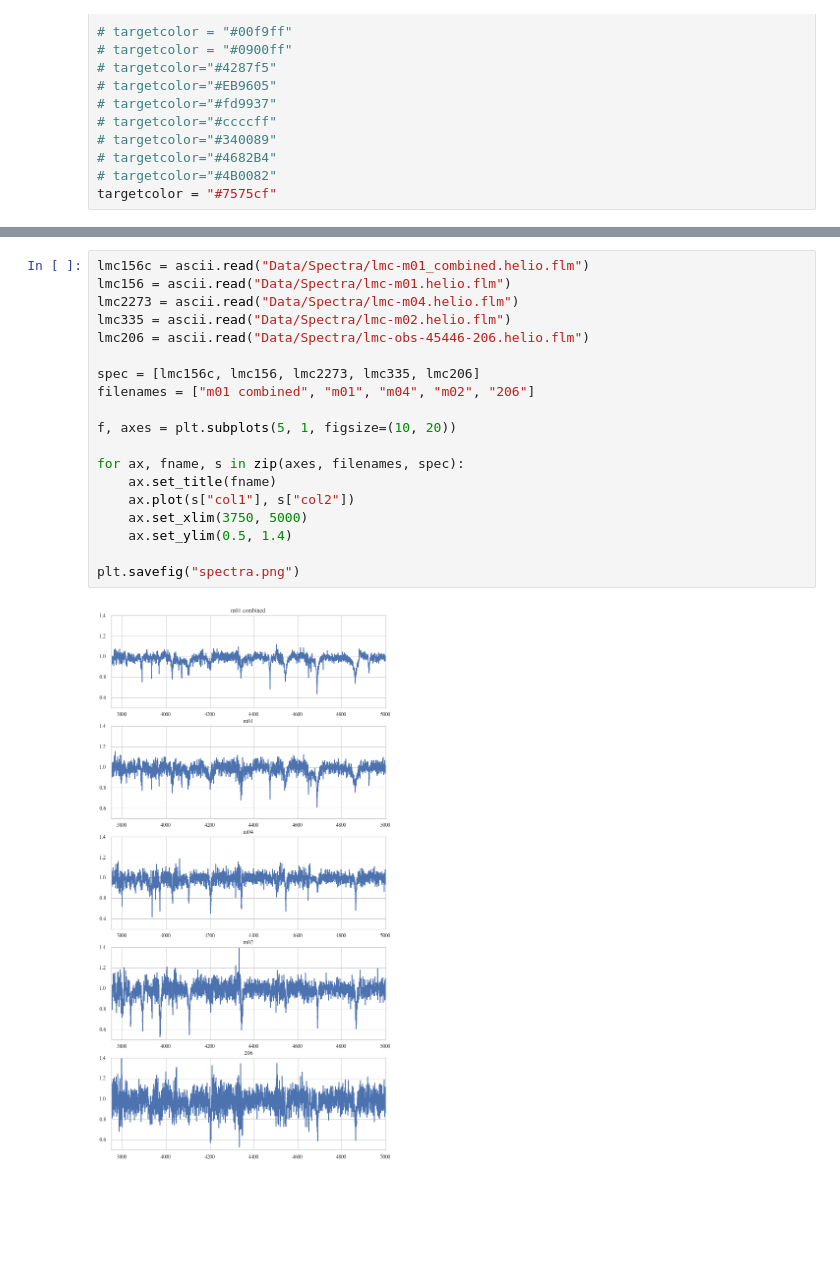
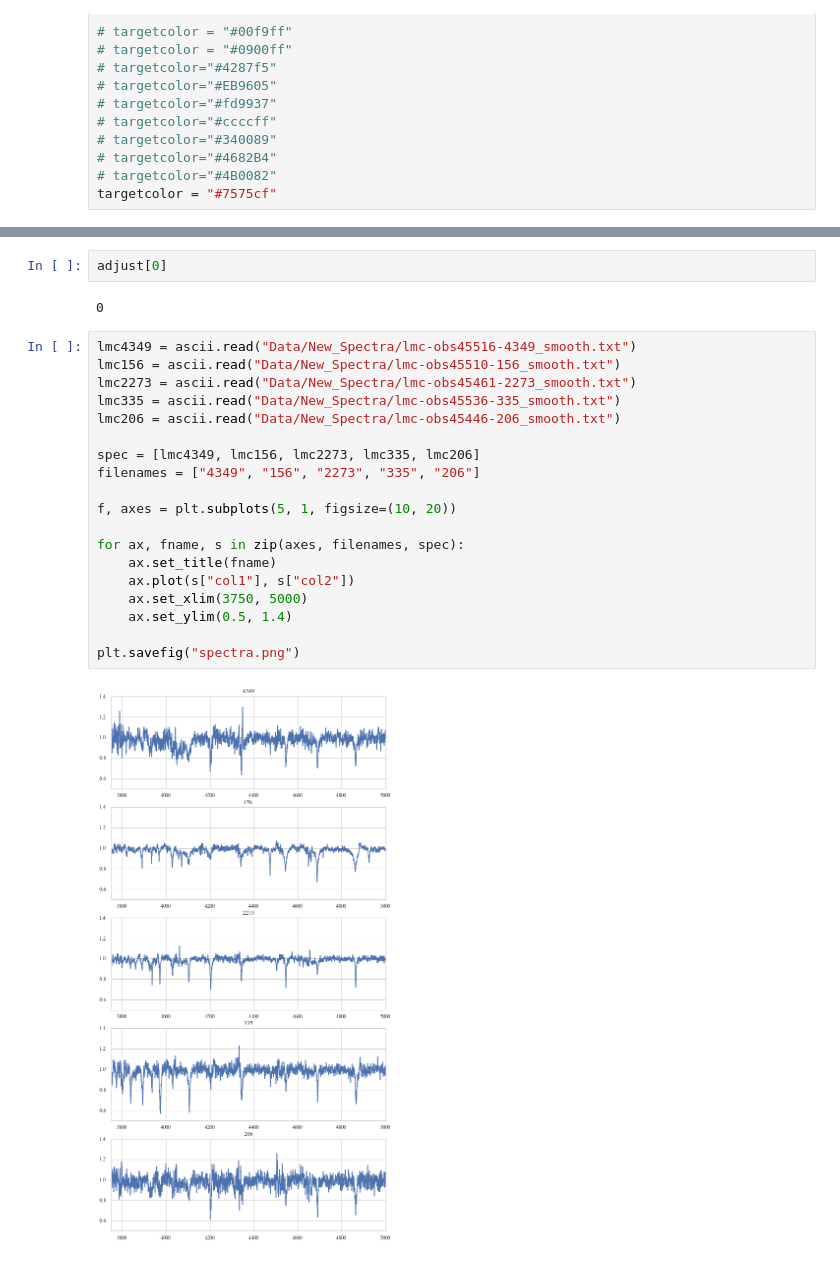
Before and after one commit to AstroLudwig/ChandraXrayBinaries, a Jupyter notebook: CMD/CMD.ipynb, the cells around one changed output, grey strips where cells are left out. Cells and saved outputs as stored; diff of their text form; blank space fills up the shorter version.

Commit message:
Added N5 lines switched spectra

```diff
--- a/CMD/CMD.ipynb
+++ b/CMD/CMD.ipynb
@@ -612,21 +661,25 @@ plt.show()
+# %%
+adjust[0]
+# %% [output]
+0
 # %%
-lmc156c = ascii.read("Data/Spectra/lmc-m01_combined.helio.flm")
-lmc156 = ascii.read("Data/Spectra/lmc-m01.helio.flm")
-lmc2273 = ascii.read("Data/Spectra/lmc-m04.helio.flm")
-lmc335 = ascii.read("Data/Spectra/lmc-m02.helio.flm")
-lmc206 = ascii.read("Data/Spectra/lmc-obs-45446-206.helio.flm")
+lmc4349 = ascii.read("Data/New_Spectra/lmc-obs45516-4349_smooth.txt")
+lmc156 = ascii.read("Data/New_Spectra/lmc-obs45510-156_smooth.txt")
+lmc2273 = ascii.read("Data/New_Spectra/lmc-obs45461-2273_smooth.txt")
+lmc335 = ascii.read("Data/New_Spectra/lmc-obs45536-335_smooth.txt")
+lmc206 = ascii.read("Data/New_Spectra/lmc-obs45446-206_smooth.txt")
 
-spec = [lmc156c, lmc156, lmc2273, lmc335, lmc206]
-filenames = ["m01 combined", "m01", "m04", "m02", "206"]
+spec = [lmc4349, lmc156, lmc2273, lmc335, lmc206]
+filenames = ["4349", "156", "2273", "335", "206"]
 
 f, axes = plt.subplots(5, 1, figsize=(10, 20))
 
 for ax, fname, s in zip(axes, filenames, spec):
     ax.set_title(fname)
     ax.plot(s["col1"], s["col2"])
     ax.set_xlim(3750, 5000)
     ax.set_ylim(0.5, 1.4)
 
 plt.savefig("spectra.png")
 # %% [output]
-[figure, old version]
+[figure, new version]
```
Also changed, not shown: parts of 10 cells of this notebook, 2 other files.
